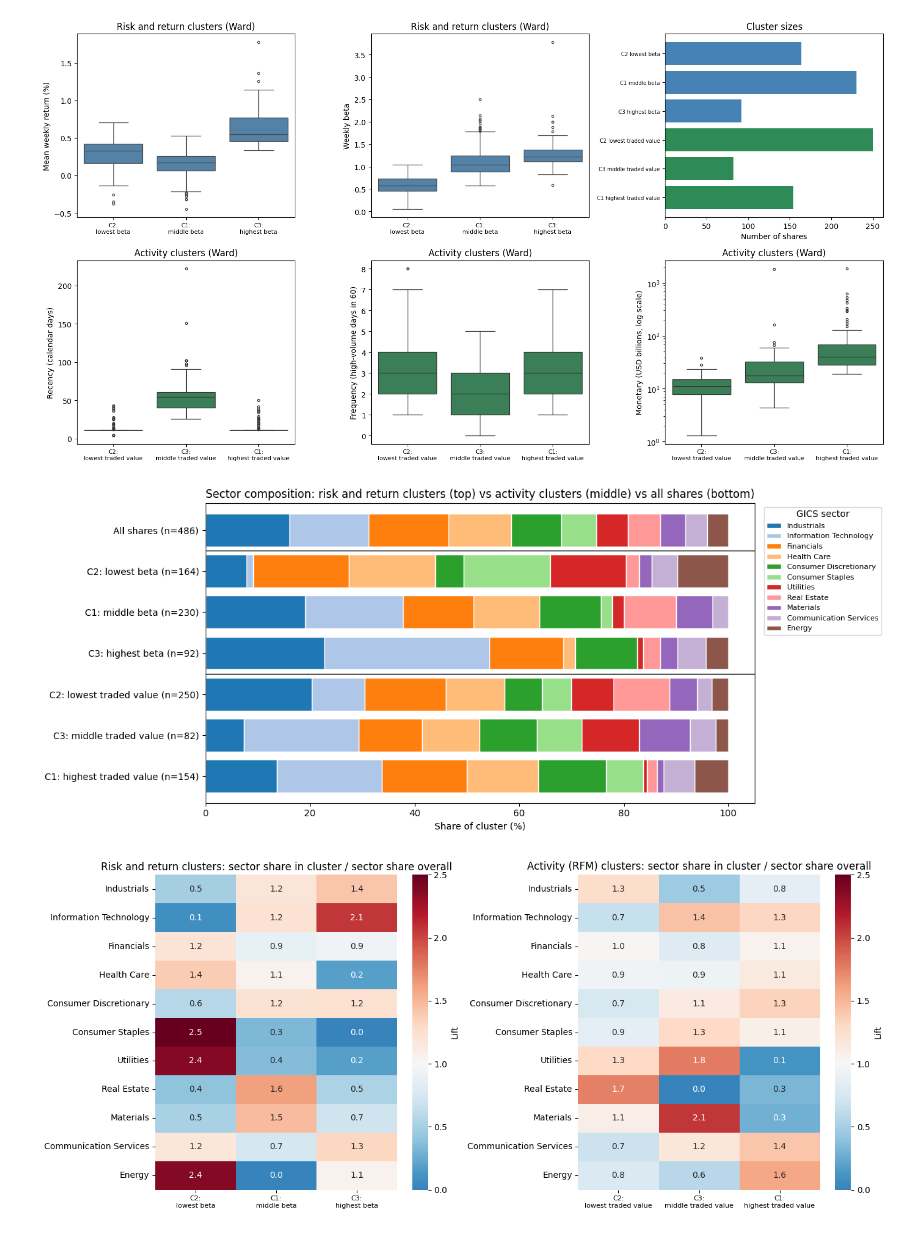
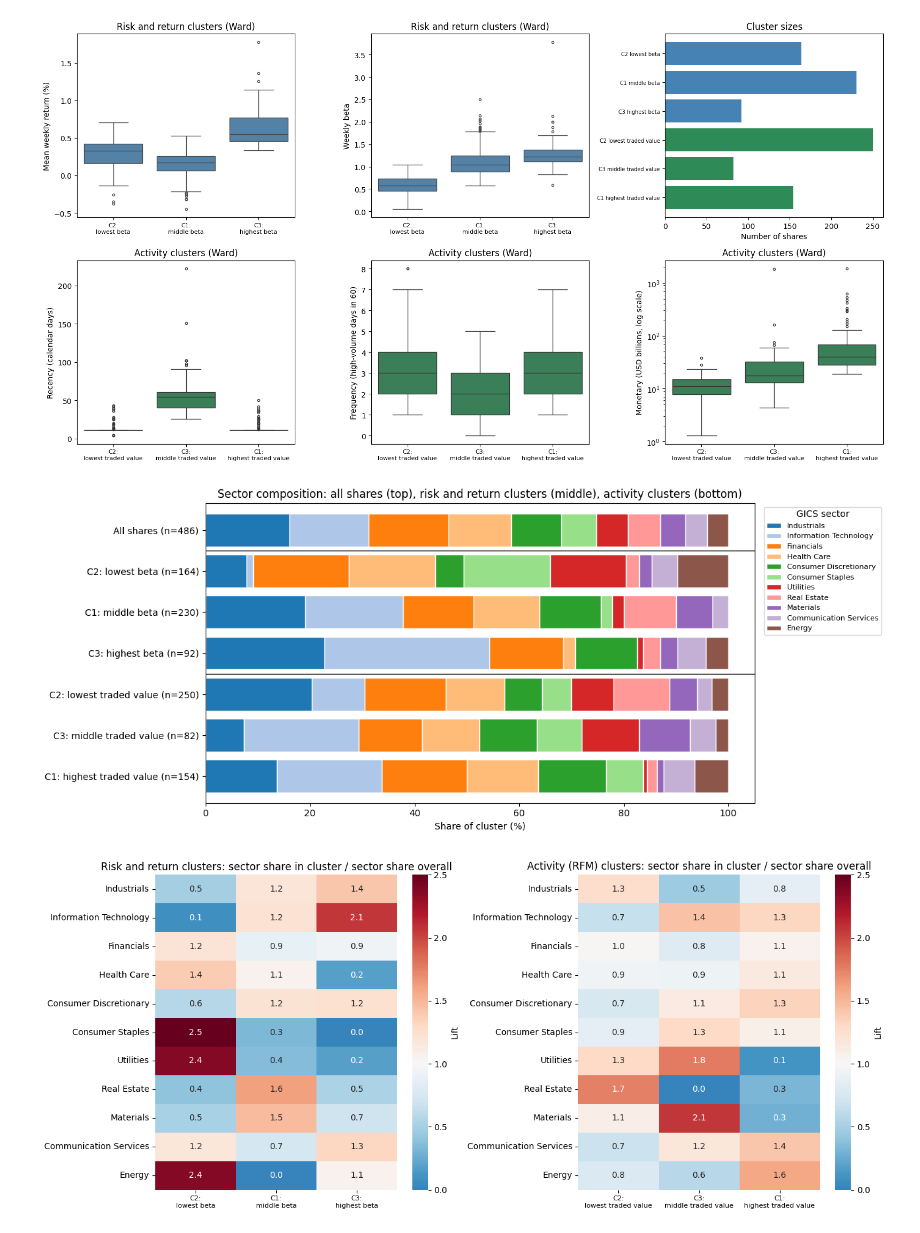
Before and after one commit to Sandanu87/CRM-CM_CW01_W2054875, a Jupyter notebook: CRM&CM_CW1_W2054875.ipynb, the cells around one changed output. Drawn from its saved outputs; the diff is of its cells as text; code cells hidden in the pictures.

```diff
--- a/CRM&CM_CW1_W2054875.ipynb
+++ b/CRM&CM_CW1_W2054875.ipynb
@@ -1470,25 +1470,25 @@ plt.show()
 # %%
 sector_order = features["GICS Sector"].value_counts().index.tolist()
 sector_colours = [sns.color_palette("tab20", len(sector_order))[i] for i in range(len(sector_order))]
 overall = features["GICS Sector"].value_counts(normalize=True).reindex(sector_order)
 comp_rr = pd.crosstab(features["RR_Label"], features["GICS Sector"], normalize="index").reindex(index=rr_order, columns=sector_order)
 comp_rfm = pd.crosstab(features["RFM_Label"], features["GICS Sector"], normalize="index").reindex(index=rfm_order, columns=sector_order)
 
 n_lookup = {**rr_profile["N_Shares"].to_dict(), **rfm_profile["N_Shares"].to_dict()}
 comp_all = pd.concat([overall.to_frame(f"All shares (n={len(features)})").T, comp_rr, comp_rfm])
 comp_all.index = [i if i.startswith("All") else f"{i} (n={n_lookup[i]})" for i in comp_all.index]
 
 fig, ax = plt.subplots(figsize=(13, 5.5))
 comp_all.iloc[::-1].mul(100).plot(kind="barh", stacked=True, color=sector_colours, ax=ax, width=0.8, edgecolor="white")
 ax.axhline(len(rfm_order) - 0.5, color="black", lw=1)
 ax.axhline(len(rfm_order) + len(rr_order) - 0.5, color="black", lw=1)
-ax.set_xlabel("Share of cluster (%)"); ax.set_title("Sector composition: risk and return clusters (top) vs activity clusters (middle) vs all shares (bottom)")
+ax.set_xlabel("Share of cluster (%)"); ax.set_title("Sector composition: all shares (top), risk and return clusters (middle), activity clusters (bottom)")
 ax.legend(title="GICS sector", bbox_to_anchor=(1.01, 1), loc="upper left", fontsize=8)
 plt.tight_layout()
 save_fig("g13_sector_composition")
 plt.show()
 # %% [output]
-[figure, old version]
+[figure, new version]
 # %%
 lift_rr = comp_rr.div(overall, axis=1)
 lift_rfm = comp_rfm.div(overall, axis=1)
```
Also changed, not shown: parts of 1 cell of this notebook.
